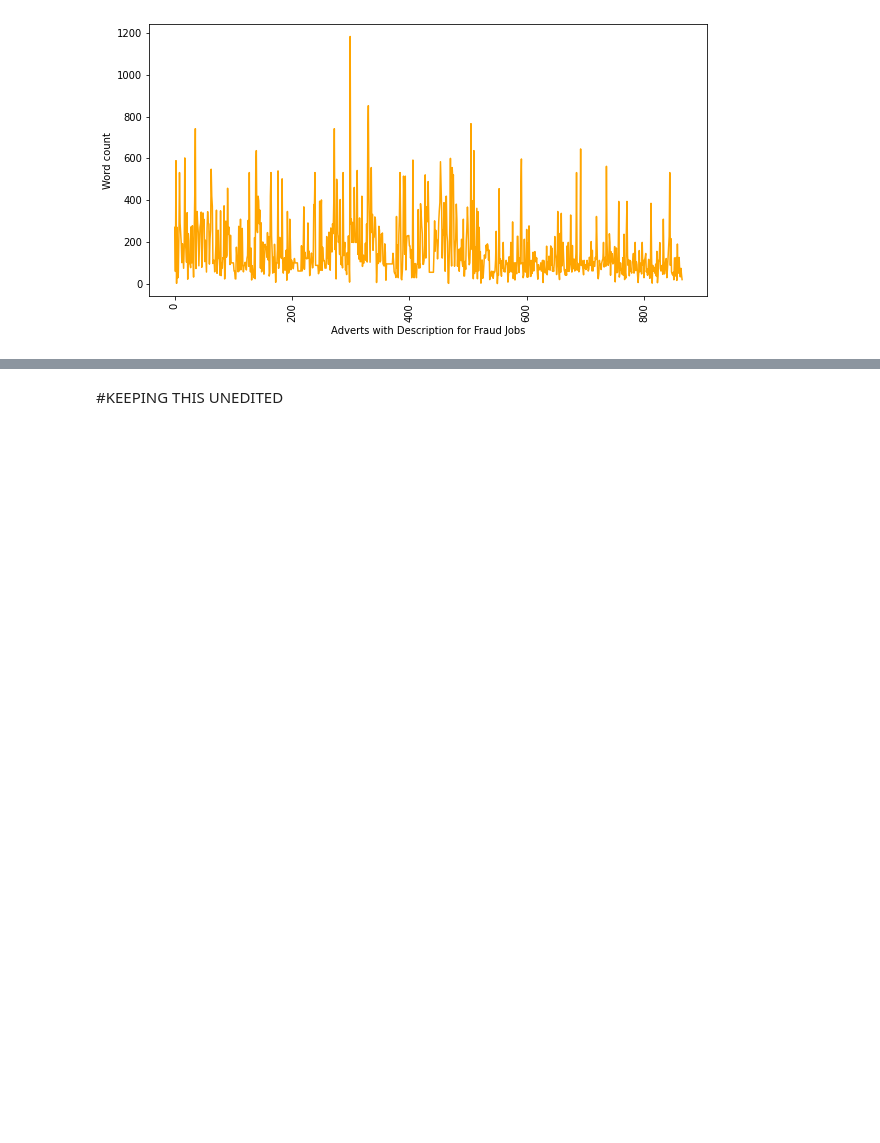
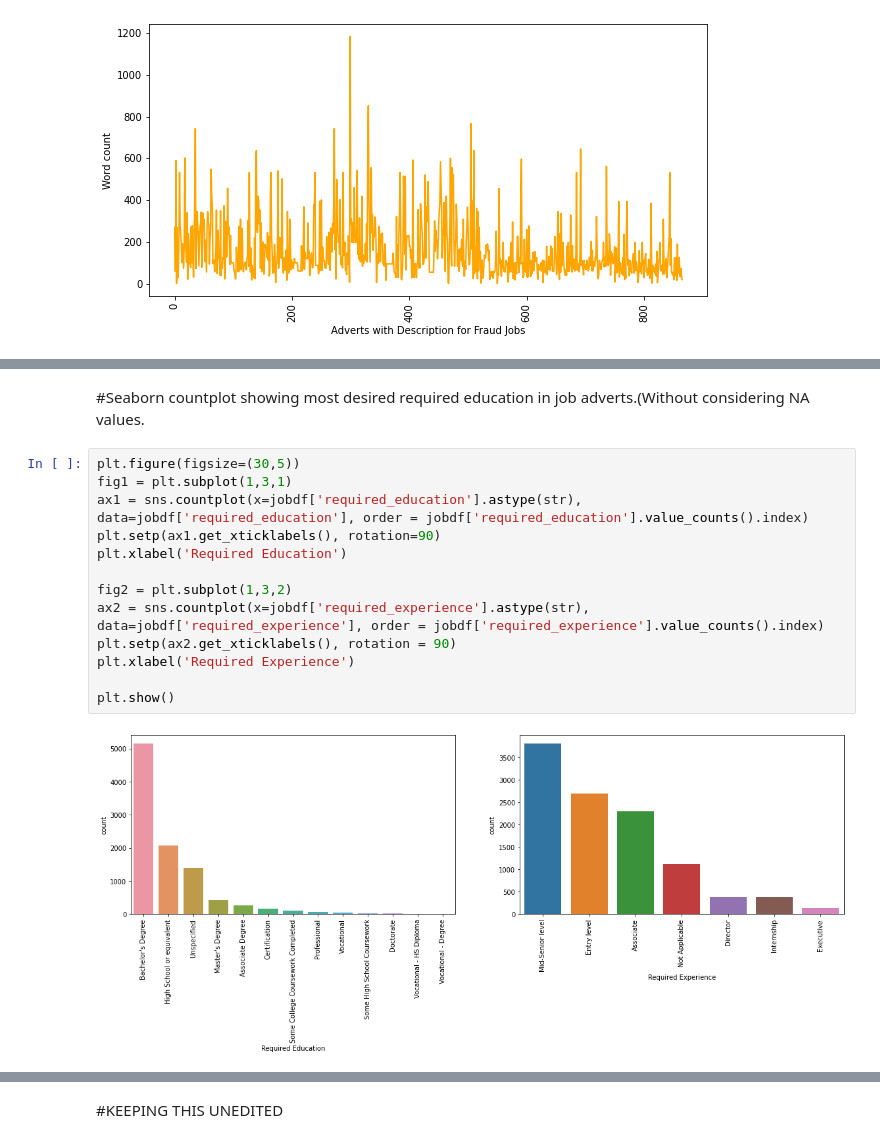
Before and after one commit to kedarkotwal1/FraudJobDetection, a Jupyter notebook: FakeJobPrediction.ipynb, the cells around one changed output, grey strips where cells are left out. Cells and saved outputs as stored; diff of their text form; blank space fills up the shorter version.

```diff
--- a/FakeJobPrediction.ipynb
+++ b/FakeJobPrediction.ipynb
@@ -286,0 +538,17 @@ Name: job_id, dtype: int64
+# %% [markdown]
+#Seaborn countplot showing most desired required education in job adverts.(Without considering NA values.
+# %%
+plt.figure(figsize=(30,5))
+fig1 = plt.subplot(1,3,1)
+ax1 = sns.countplot(x=jobdf['required_education'].astype(str), data=jobdf['required_education'], order = jobdf['required_education'].value_counts().index)
+plt.setp(ax1.get_xticklabels(), rotation=90)
+plt.xlabel('Required Education')
+
+fig2 = plt.subplot(1,3,2)
+ax2 = sns.countplot(x=jobdf['required_experience'].astype(str),  data=jobdf['required_experience'], order = jobdf['required_experience'].value_counts().index)
+plt.setp(ax2.get_xticklabels(), rotation = 90)
+plt.xlabel('Required Experience')
+
+plt.show()
+# %% [output]
+[figure, added]
```
Also changed, not shown: parts of 52 cells of this notebook.
